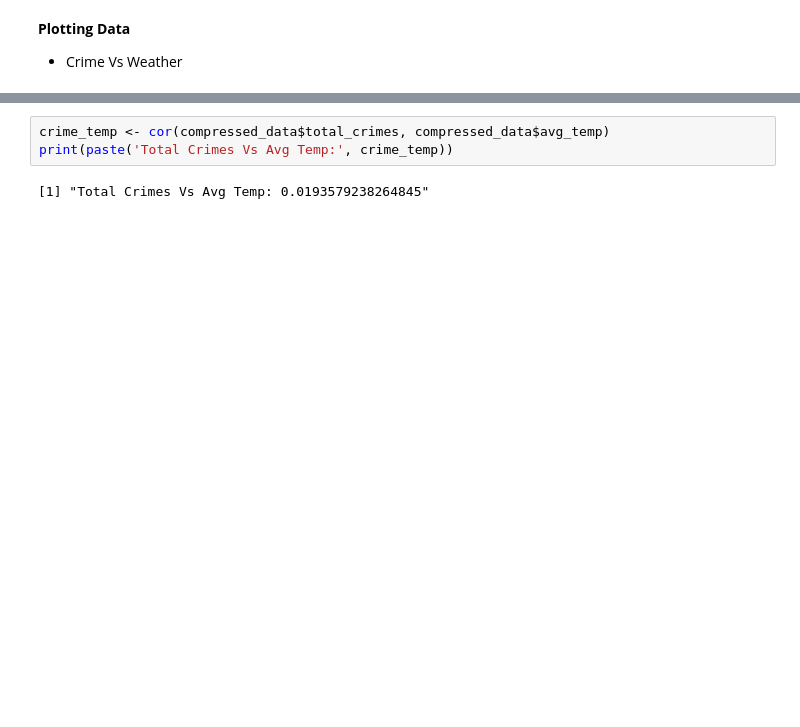
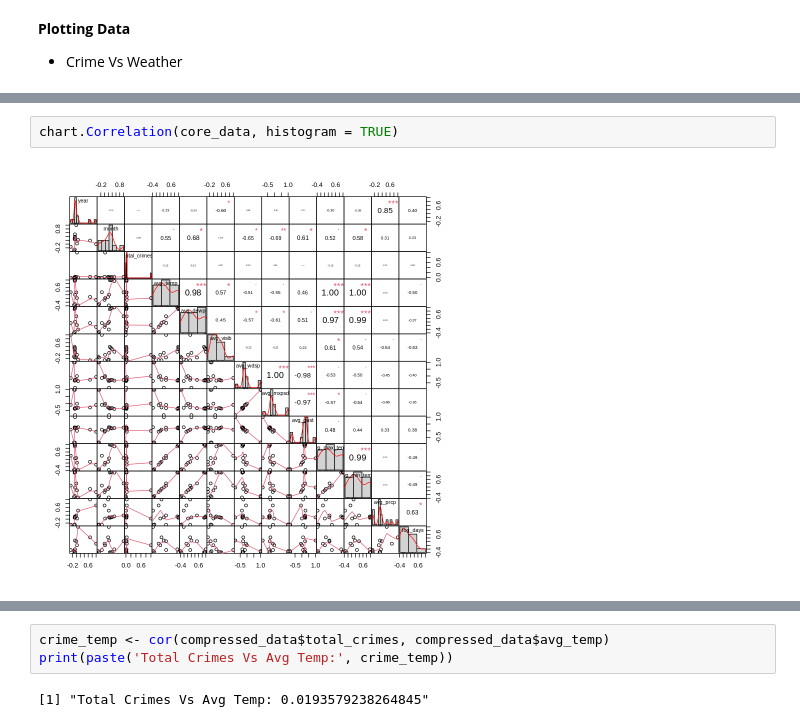
Before and after one commit to bcroman/21006366_DA_Assessment, a Jupyter notebook: Analytics_R_Crime_Weather.ipynb, the cells around one changed output, grey strips where cells are left out. Saved outputs shown, nothing was run; the diff lists cells and outputs as text; blank space fills up the shorter version.

```diff
--- a/Analytics_R_Crime_Weather.ipynb
+++ b/Analytics_R_Crime_Weather.ipynb
@@ -71,0 +165,4 @@ plot(compressed_data$total_crimes, compressed_data$avg_prcp, main = "Total Crime
+# %%
+chart.Correlation(core_data, histogram = TRUE)
+# %% [output]
+[figure, added]
```
Also changed, not shown: parts of 21 cells of this notebook.
